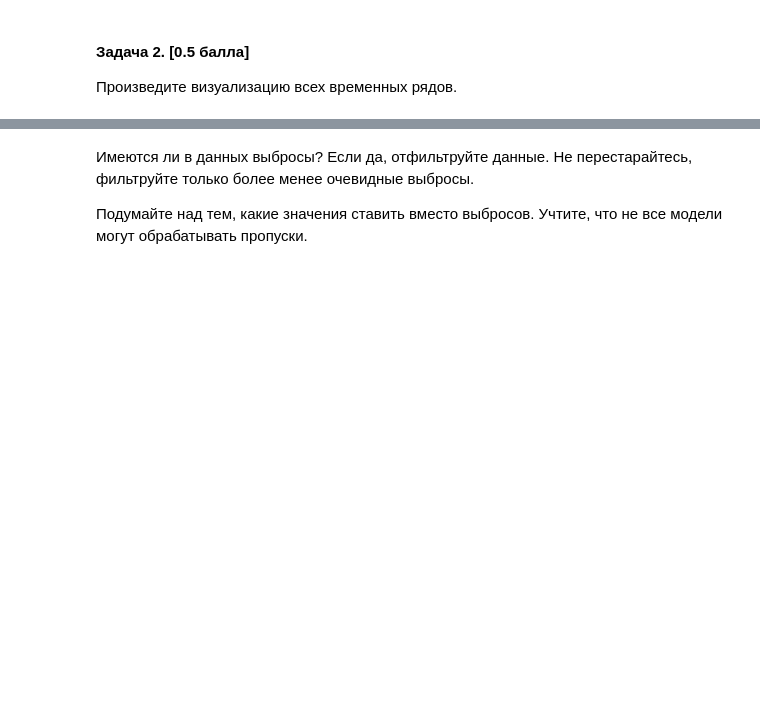
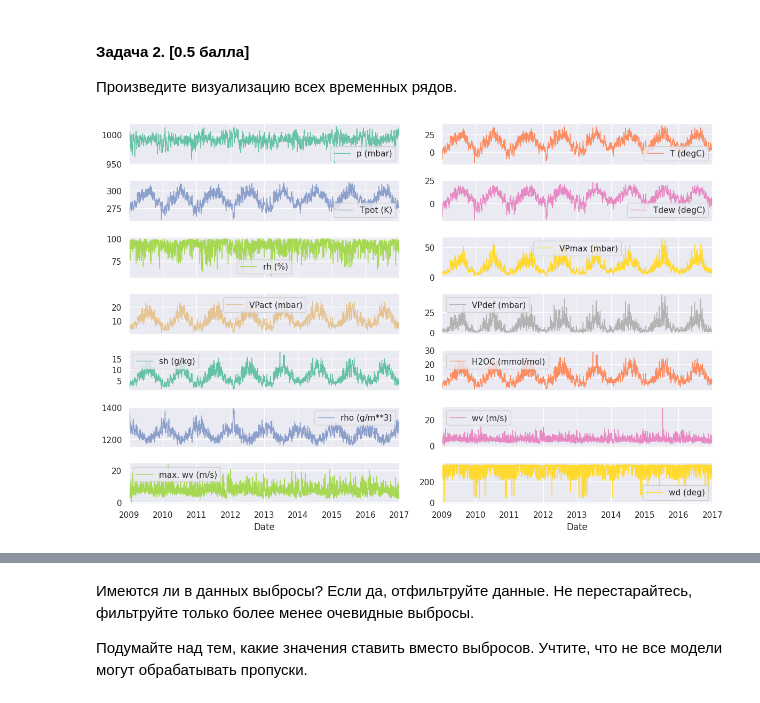
Before and after one commit to orekhovsky/YSDA, a Jupyter notebook: ML_2_spring2025/Homeworks/8 time series/hw2.ipynb, the cells around one changed output, grey strips where cells are left out. Saved outputs shown, nothing was run; the diff lists cells and outputs as text; code cells hidden in the pictures; blank space fills up the shorter version.

```diff
--- a/ML_2_spring2025/Homeworks/8 time series/hw2.ipynb
+++ b/ML_2_spring2025/Homeworks/8 time series/hw2.ipynb
@@ -113,3 +113,9 @@ y_test = target.reset_index().query("Date >= @one_year_ago").set_index('Date')
 #### Задача 2. [0.5 балла]
 
 Произведите визуализацию всех временных рядов.
+# %%
+weather_df_daily.plot(subplots=True, layout=(-1,2), figsize=(12,8), linewidth=1)
+plt.tight_layout()
+plt.show()
+# %% [output]
+[figure, added]
```
Also changed, not shown: parts of 4 cells of this notebook.
